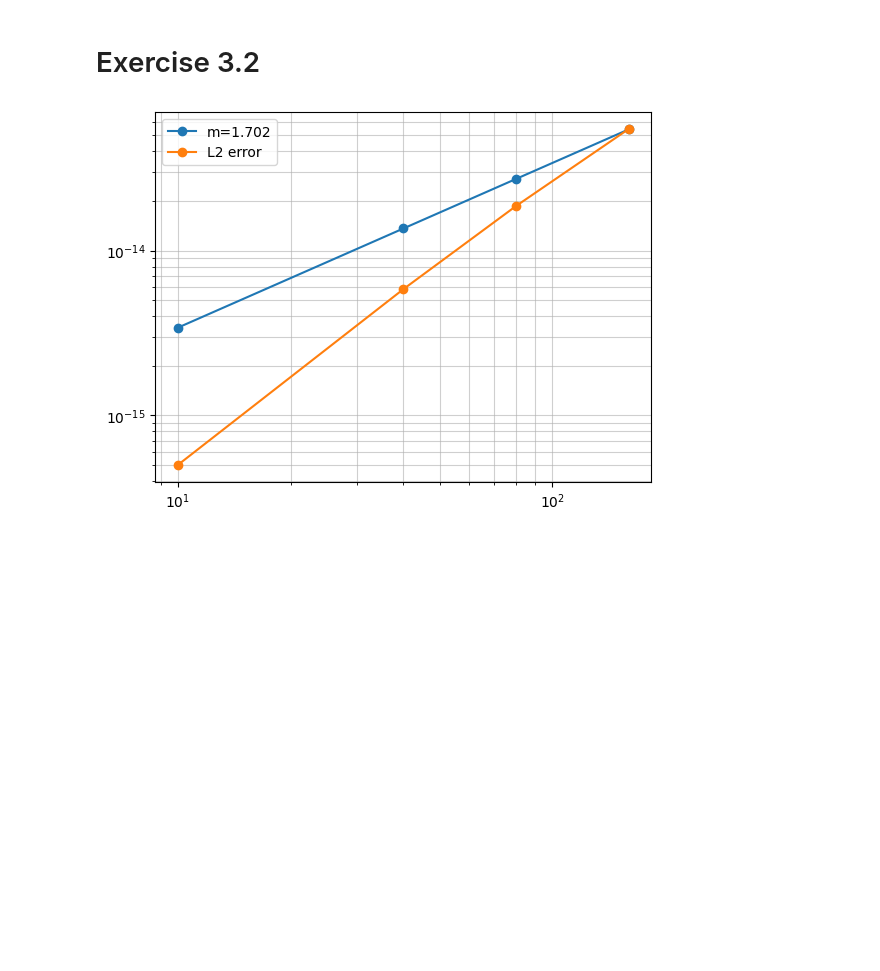
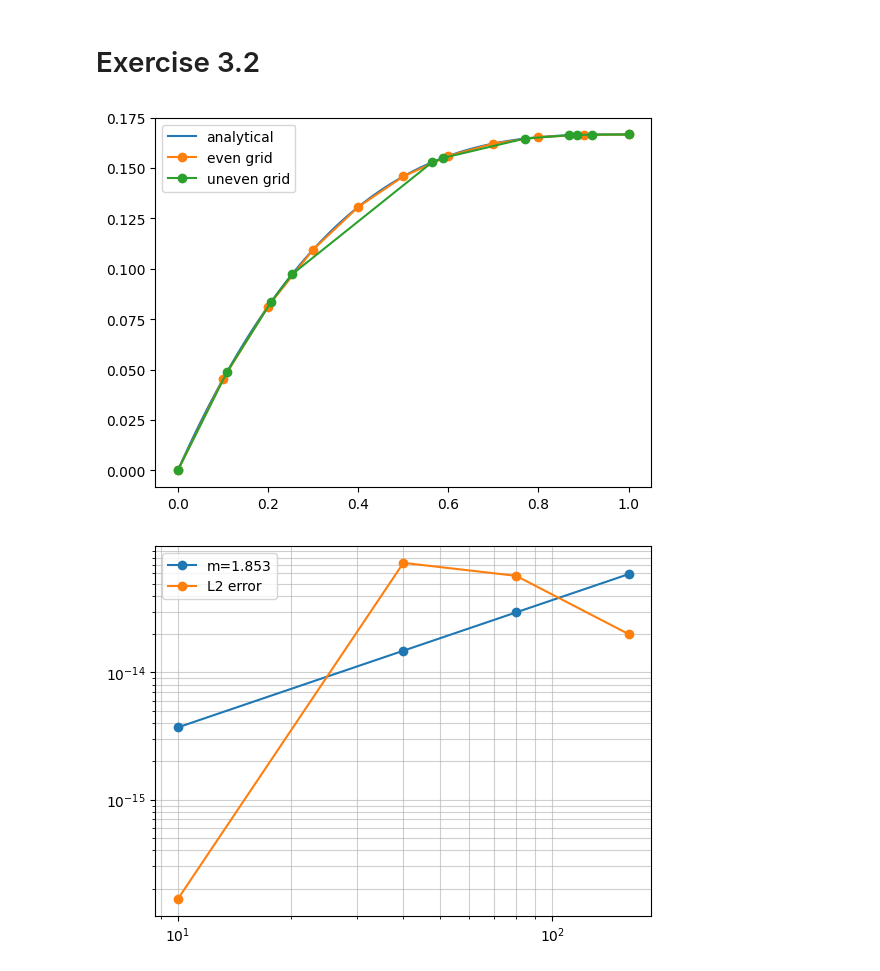
Before and after one commit to 000rla/Numerics_assignment_2, a Jupyter notebook: exercises.ipynb, the cells around one changed output. Drawn from its saved outputs; the diff is of its cells as text; code cells hidden in the pictures; blank space fills up the shorter version.

Commit message:
created option for uneven grid

```diff
--- a/exercises.ipynb
+++ b/exercises.ipynb
@@ -34,16 +34,17 @@ plt.show()
 def S(x):
     return 1-x
 
-def stiffness(dx):
-    return 1/dx*np.array([[1,-1],[-1,1]])
+def stiffness(nodes):
+    return 1/(nodes[-1]-nodes[0])*np.array([[1,-1],[-1,1]])
 
-def force(nodes,dx,S):
-    return np.array([(dx/6)*(2*S(nodes[0])+S(nodes[-1])),(dx/6)*(S(nodes[0])+2*S(nodes[-1]))])
+def force(nodes,S):
+    return ((nodes[-1]-nodes[0])/6)*np.array([2*S(nodes[0])+S(nodes[-1]),S(nodes[0])+2*S(nodes[-1])])
 
-def solver(S,Ne,alpha,beta):
-    # nodes = np.array([0, *sorted(np.random.rand(Ne-1)), 1])
-    nodes=np.linspace(0,1,Ne+1)
-    dx=1.0 / Ne
+def solver(S,Ne,alpha,beta,even_grid=True):
+    if even_grid:
+        nodes=np.linspace(0,1,Ne+1)
+    else:
+        nodes = np.array([0, *sorted(np.random.rand(Ne-1)), 1])
 
     LM = np.zeros((2, Ne), dtype=np.int64)
     for e in range(Ne):
@@ -58,8 +59,8 @@ def solver(S,Ne,alpha,beta):
     F = np.zeros((Ne,))
 
     for e in range(Ne):
-        k_e = stiffness(dx)
-        f_e = force(nodes[e:e+2],dx,S)
+        k_e = stiffness(nodes[e:e+2])
+        f_e = force(nodes[e:e+2],S)
 
         for a in range(2):
             A = LM[a, e]
@@ -79,6 +80,9 @@ def solver(S,Ne,alpha,beta):
     Psi_A = np.zeros_like(nodes)
     Psi_A[0] = alpha
     Psi_A[1:] = np.linalg.solve(K, F)
+
+    # print(F)
+    # print(K)
 
     return nodes, Psi_A
 
@@ -107,22 +111,27 @@ def order_of_convergence(analytical,S,alpha,beta,Ns=[10,40,80,160]):
 # %%
 def ana(x):
     return x*(x**2-3*x+3)/6
 
 alpha=0
 beta=0
 Ne = 10
-# x,y=solver(S,Ne,alpha,beta)
+x,y=solver(S,Ne,alpha,beta)
 
-# x_ana=np.linspace(0,1,100)
-# y_ana=ana(x_ana)
-# plt.plot(x_ana,y_ana,label='analytical')
-# plt.plot(x,y,'o-',label='finite difference')
-# plt.legend()
-# plt.show()
+x_ana=np.linspace(0,1,100)
+y_ana=ana(x_ana)
+plt.plot(x_ana,y_ana,label='analytical')
+plt.plot(x,y,'o-',label='even grid')
+
+x,y=solver(S,Ne,alpha,beta,False)
+plt.plot(x,y,'o-',label='uneven grid')
+
+plt.legend()
+plt.show()
 
 order_of_convergence(ana,S,alpha,beta)
 # %% [output]
-[figure, old version]
+[figure, new version]
+[figure, added]
 # %%
 def ana1(x):
     return x*(4-6*x+4*x**2-x**3)/12
```
Also changed, not shown: parts of 3 cells of this notebook.
